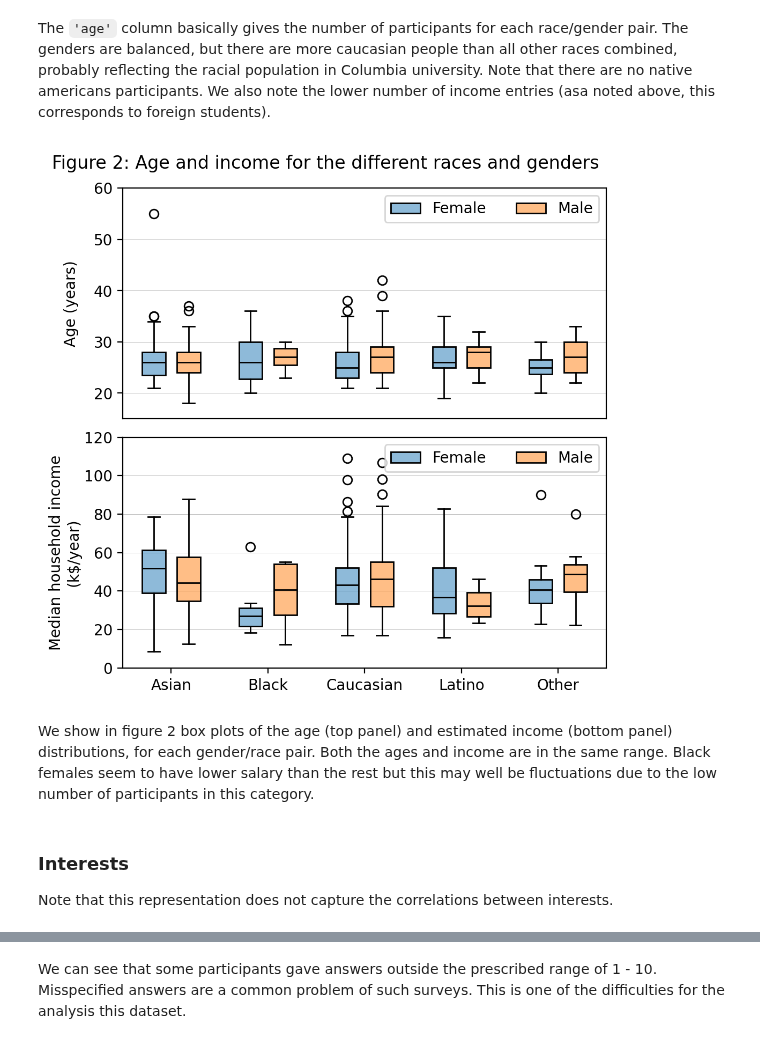
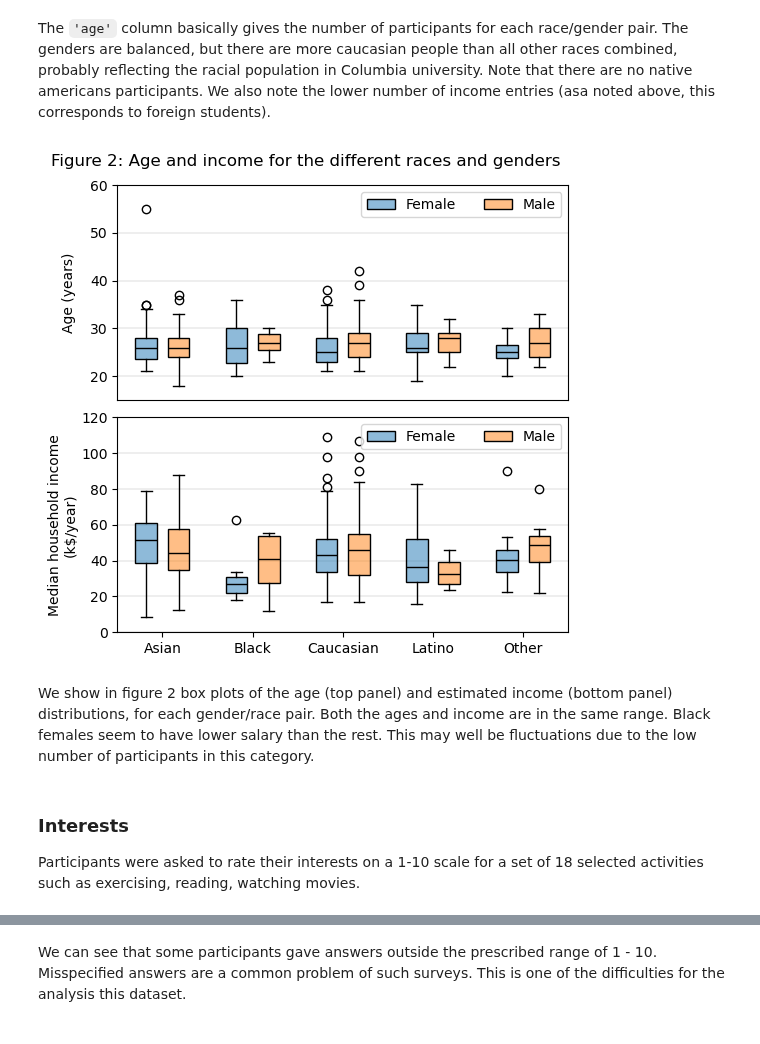
Before and after one commit to netesf13d/jedha-projects, a Jupyter notebook: 02-Speed_Dating/Speed_Dating.ipynb, the cells around one changed output, grey strips where cells are left out. Cells and saved outputs as stored; diff of their text form; code cells hidden in the pictures.

```diff
--- a/02-Speed_Dating/Speed_Dating.ipynb
+++ b/02-Speed_Dating/Speed_Dating.ipynb
@@ -212,7 +220,7 @@ for race, df_ in racial_df.groupby('race'):
 
 
 fig2, axs2 = plt.subplots(
-    nrows=2, ncols=1, figsize=(5.5, 5.2), dpi=200,
+    nrows=2, ncols=1, figsize=(5.5, 5.2), dpi=100,
     gridspec_kw={'left': 0.14, 'right': 0.96, 'top': 0.92, 'bottom': 0.06, 'hspace': 0.08})
 fig2.suptitle("Figure 2: Age and income for the different races and genders",
               x=0.02, ha='left')
@@ -222,40 +230,40 @@ for i, (race, race_ages) in enumerate(ages.items()):
     bplot = axs2[0].boxplot(race_ages, positions=[i+0.82, i+1.18],
                             widths=0.24, patch_artist=True,
                             medianprops={'color': 'k'})
     for patch, color in zip(bplot['boxes'], ['#1F77B480', '#FF7F0E80']):
         patch.set_facecolor(color)
 axs2[0].set_xlim(0.5, 5.5)
 axs2[0].tick_params(bottom=False, labelbottom=False)
 axs2[0].set_ylim(15, 60)
 axs2[0].set_ylabel('Age (years)', labelpad=10)
 axs2[0].grid(visible=True, axis='y', linewidth=0.3)
 axs2[0].legend(handles=bplot['boxes'], labels=['Female', 'Male'], ncols=2)
 
 
 for i, (race, race_incomes) in enumerate(incomes.items()):
     bplot = axs2[1].boxplot(race_incomes, positions=[i+0.82, i+1.18],
                             widths=0.24, patch_artist=True,
                             medianprops={'color': 'k'})
     for patch, color in zip(bplot['boxes'], ['#1F77B480', '#FF7F0E80']):
         patch.set_facecolor(color)
 
 axs2[1].set_xlim(0.5, 5.5)
 axs2[1].set_xticks(np.arange(1, 6), list(ages.keys()))
 axs2[1].set_ylim(0, 120000)
 axs2[1].set_yticks(np.linspace(0, 120000, 7), np.arange(0, 130, 20))
 axs2[1].set_ylabel('Median household income\n(k$/year)', labelpad=2)
 axs2[1].grid(visible=True, axis='y', linewidth=0.3)
 axs2[1].legend(handles=bplot['boxes'], labels=['Female', 'Male'], ncols=2)
 
 plt.show()
 # %% [output]
-[figure, old version]
+[figure, new version]
 # %% [markdown]
-We show in figure 2 box plots of the age (top panel) and estimated income (bottom panel) distributions, for each gender/race pair. Both the ages and income are in the same range. Black females seem to have lower salary than the rest but this may well be fluctuations due to the low number of participants in this category.
+We show in figure 2 box plots of the age (top panel) and estimated income (bottom panel) distributions, for each gender/race pair. Both the ages and income are in the same range. Black females seem to have lower salary than the rest. This may well be fluctuations due to the low number of participants in this category.
 # %% [markdown]
 ### Interests
 
-Note that this representation does not capture the correlations between interests.
+Participants were asked to rate their interests on a 1-10 scale for a set of 18 selected activities such as exercising, reading, watching movies.
 # %%
 interests = ['sports', 'tvsports', 'exercise', 'dining', 'museums', 'art',
              'hiking', 'gaming', 'clubbing', 'reading', 'tv', 'theater',
```
Also changed, not shown: parts of 46 cells of this notebook, 4 other files.
